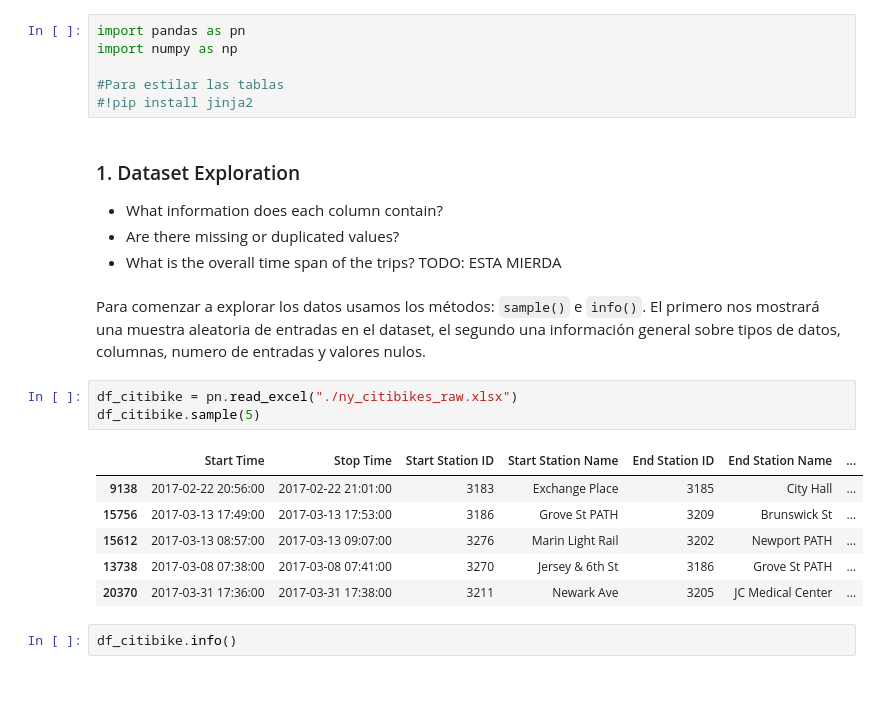
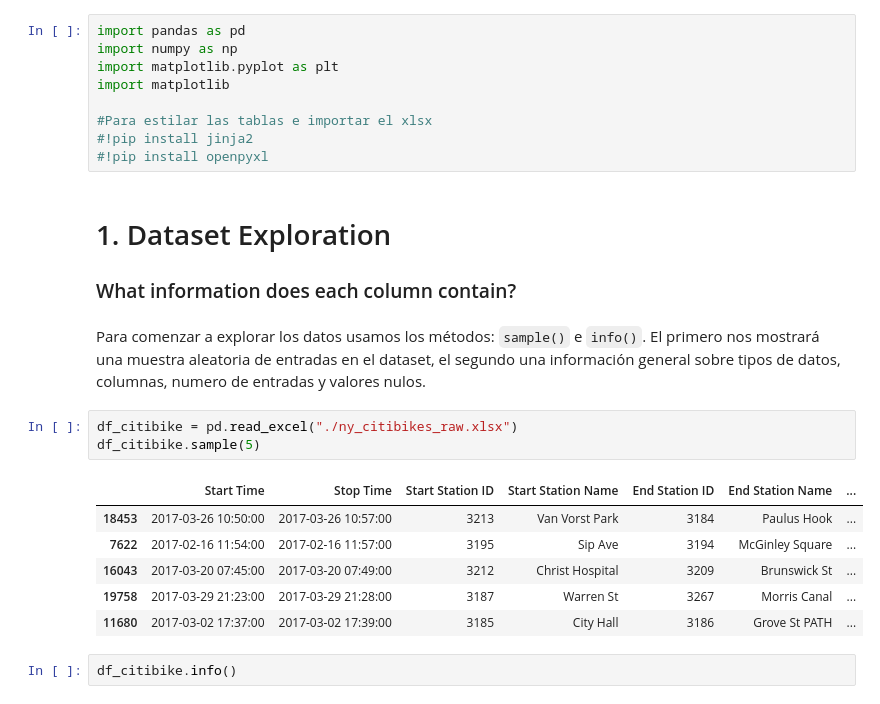
Before and after one commit to franpelirrojo/data_analysis_bike, a Jupyter notebook: nybike.ipynb, the cells around one changed output. Cells and saved outputs as stored; diff of their text form.

Commit message:
listo para presentar

```diff
--- a/nybike.ipynb
+++ b/nybike.ipynb
@@ -1,26 +1,27 @@
 # %%
-import pandas as pn
+import pandas as pd
 import numpy as np
+import matplotlib.pyplot as plt
+import matplotlib
 
-#Para estilar las tablas
+#Para estilar las tablas e importar el xlsx
 #!pip install jinja2
+#!pip install openpyxl
 # %% [markdown]
-### 1. Dataset Exploration
-  - What information does each column contain?
-  - Are there missing or duplicated values?
-  - What is the overall time span of the trips? TODO: ESTA MIERDA
+# 1. Dataset Exploration
+### What information does each column contain?
 # %% [markdown]
 Para comenzar a explorar los datos usamos los métodos: `sample()` e `info()`. El primero nos mostrará una muestra aleatoria de entradas en el dataset, el segundo una información general sobre tipos de datos, columnas, numero de entradas y valores nulos.
 # %%
-df_citibike = pn.read_excel("./ny_citibikes_raw.xlsx")
+df_citibike = pd.read_excel("./ny_citibikes_raw.xlsx")
 df_citibike.sample(5)
 # %% [output]
 |  | Start Time | Stop Time | Start Station ID | Start Station Name | End Station ID | End Station Name | ... |
-| 9138 | 2017-02-22 20:56:00 | 2017-02-22 21:01:00 | 3183 | Exchange Place | 3185 | City Hall | ... |
-| 15756 | 2017-03-13 17:49:00 | 2017-03-13 17:53:00 | 3186 | Grove St PATH | 3209 | Brunswick St | ... |
-| 15612 | 2017-03-13 08:57:00 | 2017-03-13 09:07:00 | 3276 | Marin Light Rail | 3202 | Newport PATH | ... |
-| 13738 | 2017-03-08 07:38:00 | 2017-03-08 07:41:00 | 3270 | Jersey & 6th St | 3186 | Grove St PATH | ... |
-| 20370 | 2017-03-31 17:36:00 | 2017-03-31 17:38:00 | 3211 | Newark Ave | 3205 | JC Medical Center | ... |
+| 18453 | 2017-03-26 10:50:00 | 2017-03-26 10:57:00 | 3213 | Van Vorst Park | 3184 | Paulus Hook | ... |
+| 7622 | 2017-02-16 11:54:00 | 2017-02-16 11:57:00 | 3195 | Sip Ave | 3194 | McGinley Square | ... |
+| 16043 | 2017-03-20 07:45:00 | 2017-03-20 07:49:00 | 3212 | Christ Hospital | 3209 | Brunswick St | ... |
+| 19758 | 2017-03-29 21:23:00 | 2017-03-29 21:28:00 | 3187 | Warren St | 3267 | Morris Canal | ... |
+| 11680 | 2017-03-02 17:37:00 | 2017-03-02 17:39:00 | 3185 | City Hall | 3186 | Grove St PATH | ... |
 # %%
 df_citibike.info()
 # %% [output]
```
Also changed, not shown: parts of 52 cells of this notebook.
